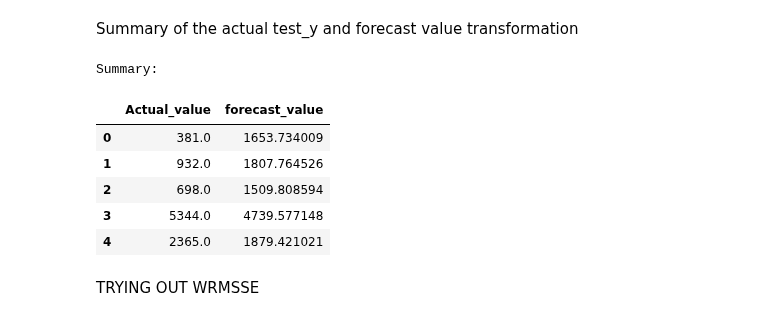
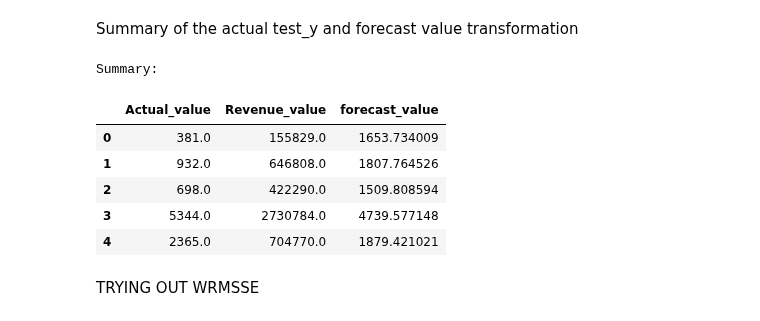
Before and after one commit to OlanreleOladeji/Demand-forecast--XGBoost, a Jupyter notebook: Products_quantity_forecasting_model_(XGB).ipynb, the cells around one changed output. Drawn from its saved outputs; the diff is of its cells as text; code cells hidden in the pictures.

```diff
--- a/Products_quantity_forecasting_model_(XGB).ipynb
+++ b/Products_quantity_forecasting_model_(XGB).ipynb
@@ -365,4 +366,4 @@ Transform revenue (test_X) to original values
 # %%
 test_X = scaler_X.inverse_transform(test_X_Scaled)
 # %%
-Actual_Revenue = pd.DataFrame(test_X, columns=['Revenue'])
+Revenue_value = pd.DataFrame(test_X, columns=['Revenue'])
@@ -393,19 +378,20 @@ Summary of the actual test_y and forecast value transformation
 # %%
 Inverse_Summary_df = pd.DataFrame({
         'Actual_value': Actual_value['Sales'],
-         'forecast_value': forecast_value[:Actual_value.shape[0]].flatten()
+        'Revenue_value': Revenue_value['Revenue'],
+        'forecast_value': forecast_value[:Actual_value.shape[0]].flatten()
 })
 
 print("Summary:")
 
 display(Inverse_Summary_df.head(5))
 # %% [output]
 Summary:
-|  | Actual_value | forecast_value |
-| 0 | 381.0 | 1653.734009 |
-| 1 | 932.0 | 1807.764526 |
-| 2 | 698.0 | 1509.808594 |
-| 3 | 5344.0 | 4739.577148 |
-| 4 | 2365.0 | 1879.421021 |
+|  | Actual_value | Revenue_value | forecast_value |
+| 0 | 381.0 | 155829.0 | 1653.734009 |
+| 1 | 932.0 | 646808.0 | 1807.764526 |
+| 2 | 698.0 | 422290.0 | 1509.808594 |
+| 3 | 5344.0 | 2730784.0 | 4739.577148 |
+| 4 | 2365.0 | 704770.0 | 1879.421021 |
 # %% [markdown]
 TRYING OUT WRMSSE
```
Also changed, not shown: parts of 14 cells of this notebook.
